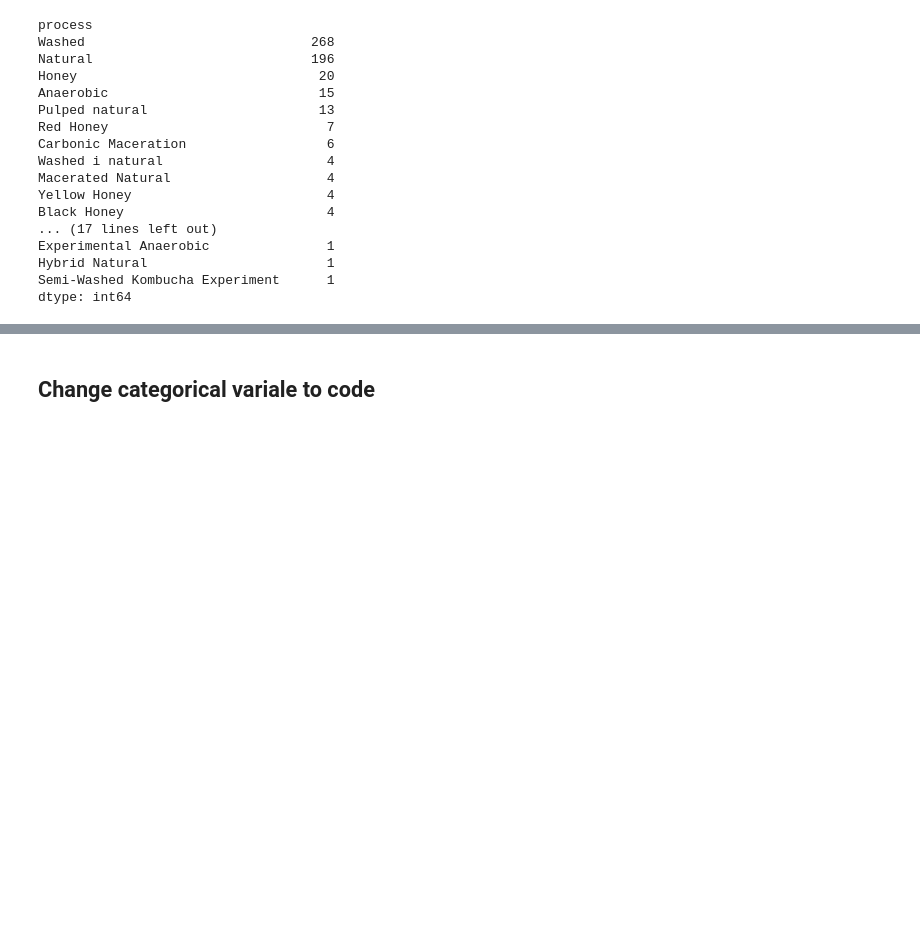
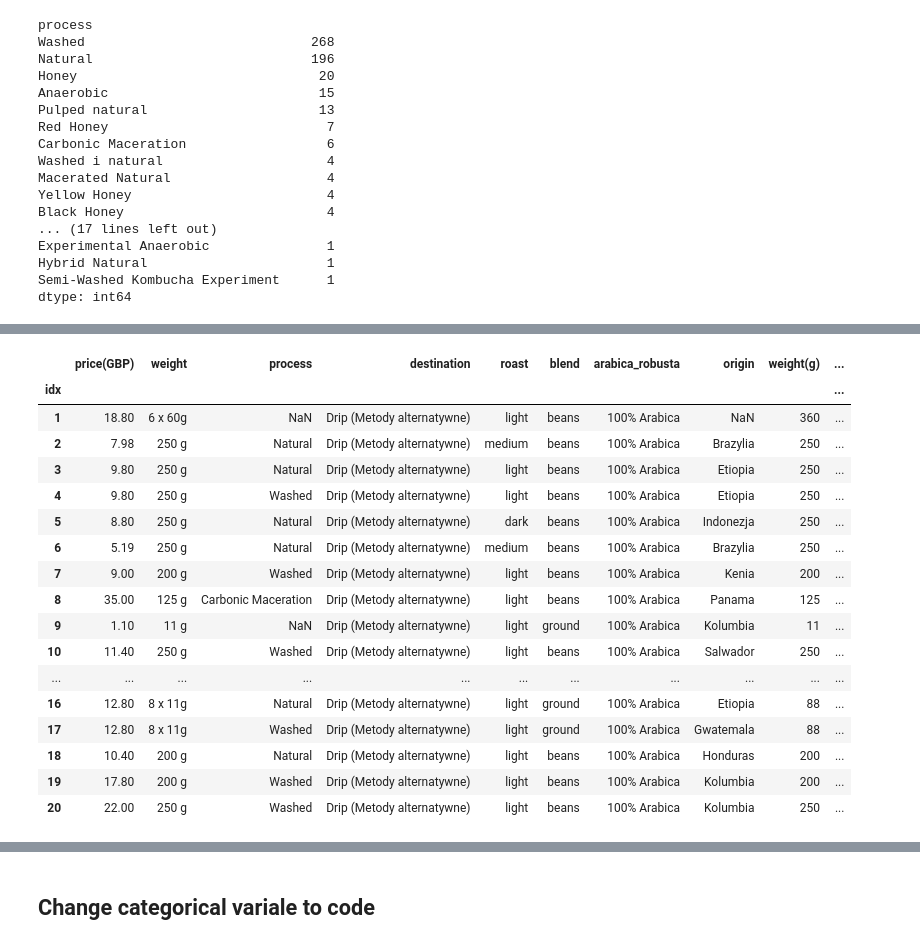
Before and after one commit to dominikacecylia/Coffee-regression-project, a Jupyter notebook: data-cleaning.ipynb, the cells around one changed output, grey strips where cells are left out. Cells and saved outputs as stored; diff of their text form; code cells hidden in the pictures; blank space fills up the shorter version.

```diff
--- a/data-cleaning.ipynb
+++ b/data-cleaning.ipynb
@@ -77,0 +103,22 @@ coffee_df.head()
+# %%
+coffee_df_backup = coffee_df #creates backup df
+coffee_df_backup.head(20)
+# %% [output]
+|  | price(GBP) | weight | process | destination | roast | blend | arabica_robusta | origin | weight(g) | ... |
+| idx |  |  |  |  |  |  |  |  |  | ... |
+| 1 | 18.80 | 6 x 60g | NaN | Drip (Metody alternatywne) | light | beans | 100% Arabica | NaN | 360 | ... |
+| 2 | 7.98 | 250 g | Natural | Drip (Metody alternatywne) | medium | beans | 100% Arabica | Brazylia | 250 | ... |
+| 3 | 9.80 | 250 g | Natural | Drip (Metody alternatywne) | light | beans | 100% Arabica | Etiopia | 250 | ... |
+| 4 | 9.80 | 250 g | Washed | Drip (Metody alternatywne) | light | beans | 100% Arabica | Etiopia | 250 | ... |
+| 5 | 8.80 | 250 g | Natural | Drip (Metody alternatywne) | dark | beans | 100% Arabica | Indonezja | 250 | ... |
+| 6 | 5.19 | 250 g | Natural | Drip (Metody alternatywne) | medium | beans | 100% Arabica | Brazylia | 250 | ... |
+| 7 | 9.00 | 200 g | Washed | Drip (Metody alternatywne) | light | beans | 100% Arabica | Kenia | 200 | ... |
+| 8 | 35.00 | 125 g | Carbonic Maceration | Drip (Metody alternatywne) | light | beans | 100% Arabica | Panama | 125 | ... |
+| 9 | 1.10 | 11 g | NaN | Drip (Metody alternatywne) | light | ground | 100% Arabica | Kolumbia | 11 | ... |
+| 10 | 11.40 | 250 g | Washed | Drip (Metody alternatywne) | light | beans | 100% Arabica | Salwador | 250 | ... |
+| ... | ... | ... | ... | ... | ... | ... | ... | ... | ... | ... |
+| 16 | 12.80 | 8 x 11g | Natural | Drip (Metody alternatywne) | light | ground | 100% Arabica | Etiopia | 88 | ... |
+| 17 | 12.80 | 8 x 11g | Washed | Drip (Metody alternatywne) | light | ground | 100% Arabica | Gwatemala | 88 | ... |
+| 18 | 10.40 | 200 g | Natural | Drip (Metody alternatywne) | light | beans | 100% Arabica | Honduras | 200 | ... |
+| 19 | 17.80 | 200 g | Washed | Drip (Metody alternatywne) | light | beans | 100% Arabica | Kolumbia | 200 | ... |
+| 20 | 22.00 | 250 g | Washed | Drip (Metody alternatywne) | light | beans | 100% Arabica | Kolumbia | 250 | ... |
```
Also changed, not shown: parts of 21 cells of this notebook.
